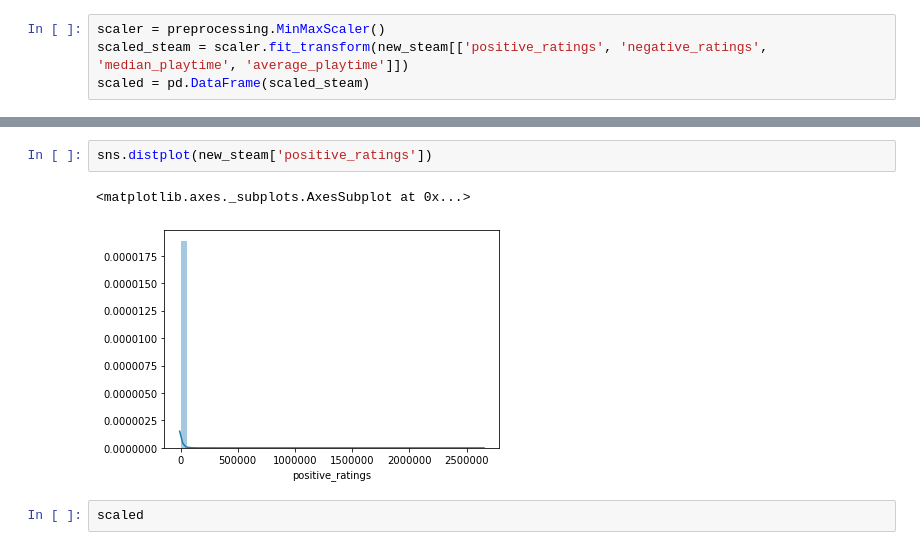
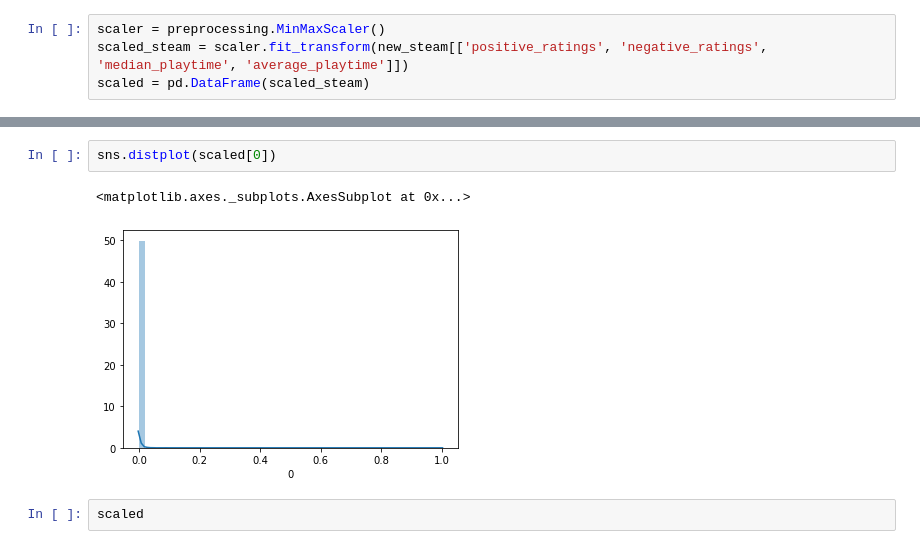
Before and after one commit to dquan101/ProyectoFinal_DW, a Jupyter notebook: Untitled.ipynb, the cells around one changed output, grey strips where cells are left out. Drawn from its saved outputs; the diff is of its cells as text.

```diff
--- a/Untitled.ipynb
+++ b/Untitled.ipynb
@@ -139,8 +170,8 @@ scaled = pd.DataFrame(scaled_steam)
 # %%
-sns.distplot(new_steam['positive_ratings'])
+sns.distplot(scaled[0])
 # %% [output]
 <matplotlib.axes._subplots.AxesSubplot at 0x...>
-[figure, old version]
+[figure, new version]
 # %%
 scaled
 # %% [output]
```
Also changed, not shown: parts of 14 cells of this notebook.
